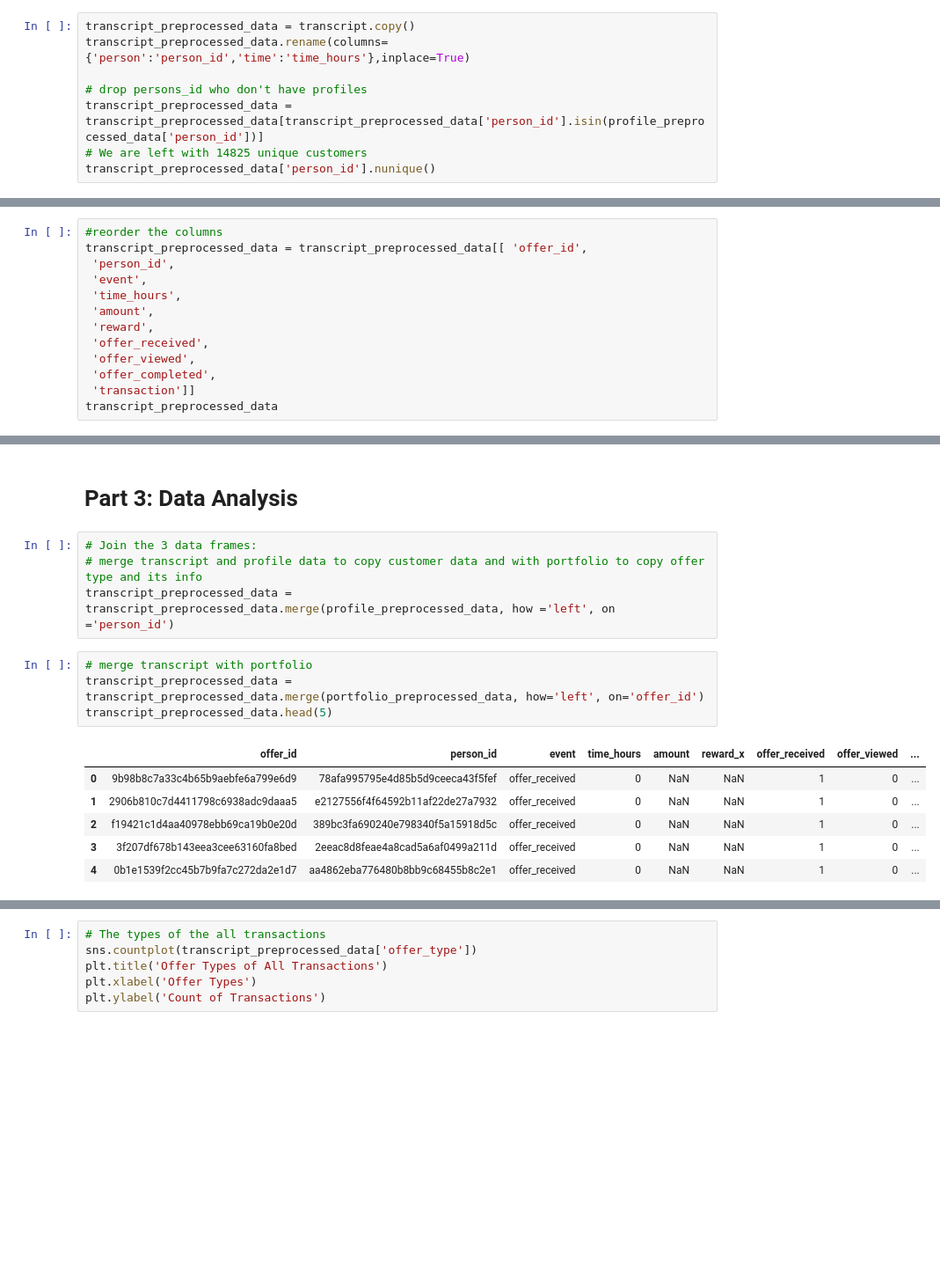
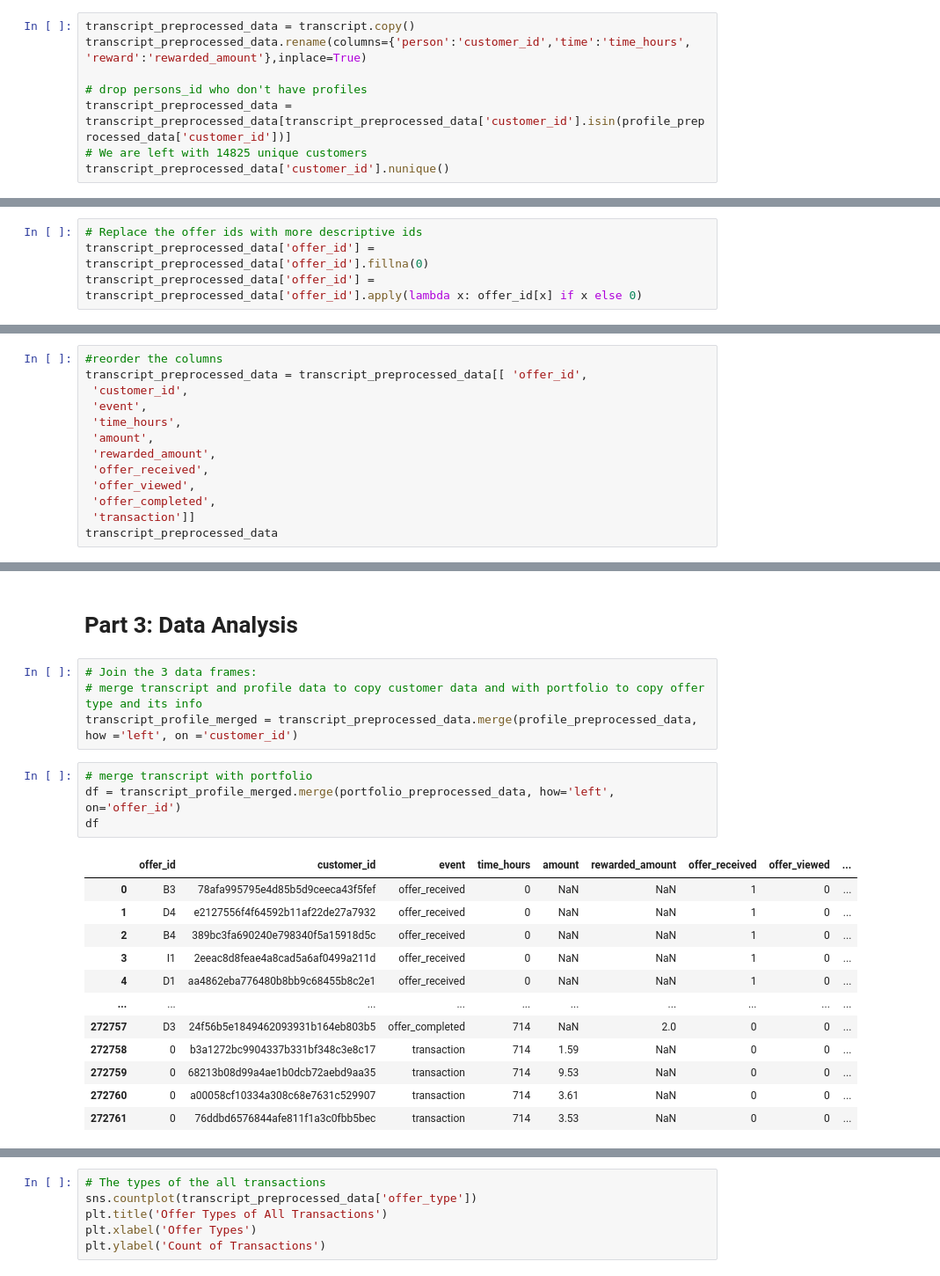
Before and after one commit to se-Laila/capstone, a Jupyter notebook: Starbucks_Capstone_Preprocessing&Analysis.ipynb, the cells around one changed output, grey strips where cells are left out. Shown at 88% size. Saved outputs shown, nothing was run; the diff lists cells and outputs as text; blank space fills up the shorter version.

```diff
--- a/Starbucks_Capstone_Preprocessing&Analysis.ipynb
+++ b/Starbucks_Capstone_Preprocessing&Analysis.ipynb
@@ -384,12 +449,12 @@ Text(0, 0.5, 'New Members')
 ## C. transcript
 # %%
 transcript_preprocessed_data = transcript.copy()
-transcript_preprocessed_data.rename(columns={'person':'person_id','time':'time_hours'},inplace=True)
+transcript_preprocessed_data.rename(columns={'person':'customer_id','time':'time_hours', 'reward':'rewarded_amount'},inplace=True)
 
 # drop persons_id who don't have profiles
-transcript_preprocessed_data = transcript_preprocessed_data[transcript_preprocessed_data['person_id'].isin(profile_preprocessed_data['person_id'])]
+transcript_preprocessed_data = transcript_preprocessed_data[transcript_preprocessed_data['customer_id'].isin(profile_preprocessed_data['customer_id'])]
 # We are left with 14825 unique customers
-transcript_preprocessed_data['person_id'].nunique()
+transcript_preprocessed_data['customer_id'].nunique()
 # %% [output]
 14825
 # %%
@@ -423,6 +488,10 @@ transcript_preprocessed_data.drop(['offer id', 'value'], axis=1, inplace=True)
 # prepare column "event" for exapnding it
 transcript_preprocessed_data['event'] = transcript_preprocessed_data['event'].str.replace(' ', '_')
 transcript_preprocessed_data = pd.concat([transcript_preprocessed_data[:],pd.get_dummies(transcript_preprocessed_data['event'])],axis=1)
+# %%
+# Replace the offer ids with more descriptive ids
+transcript_preprocessed_data['offer_id'] = transcript_preprocessed_data['offer_id'].fillna(0)
+transcript_preprocessed_data['offer_id'] = transcript_preprocessed_data['offer_id'].apply(lambda x: offer_id[x] if x else 0)
 # %%
 transcript_preprocessed_data
 # %% [output]
@@ -455,11 +524,11 @@ list(transcript_preprocessed_data.columns)
 # %%
 #reorder the columns
 transcript_preprocessed_data = transcript_preprocessed_data[[ 'offer_id',
- 'person_id',
+ 'customer_id',
  'event',
  'time_hours',
  'amount',
- 'reward',
+ 'rewarded_amount',
  'offer_received',
  'offer_viewed',
  'offer_completed',
@@ -493,15 +562,21 @@ Text(0, 0.5, 'Count of Offers')
 # %%
 # Join the 3 data frames:
 # merge transcript and profile data to copy customer data and with portfolio to copy offer type and its info
-transcript_preprocessed_data = transcript_preprocessed_data.merge(profile_preprocessed_data, how ='left', on ='person_id')
+transcript_profile_merged = transcript_preprocessed_data.merge(profile_preprocessed_data, how ='left', on ='customer_id')
 # %%
 # merge transcript with portfolio
-transcript_preprocessed_data = transcript_preprocessed_data.merge(portfolio_preprocessed_data, how='left', on='offer_id')
-transcript_preprocessed_data.head(5)
+df = transcript_profile_merged.merge(portfolio_preprocessed_data, how='left', on='offer_id')
+df
 # %% [output]
-|  | offer_id | person_id | event | time_hours | amount | reward_x | offer_received | offer_viewed | ... |
-| 0 | 9b98b8c7a33c4b65b9aebfe6a799e6d9 | 78afa995795e4d85b5d9ceeca43f5fef | offer_received | 0 | NaN | NaN | 1 | 0 | ... |
-| 1 | 2906b810c7d4411798c6938adc9daaa5 | e2127556f4f64592b11af22de27a7932 | offer_received | 0 | NaN | NaN | 1 | 0 | ... |
-| 2 | f19421c1d4aa40978ebb69ca19b0e20d | 389bc3fa690240e798340f5a15918d5c | offer_received | 0 | NaN | NaN | 1 | 0 | ... |
-| 3 | 3f207df678b143eea3cee63160fa8bed | 2eeac8d8feae4a8cad5a6af0499a211d | offer_received | 0 | NaN | NaN | 1 | 0 | ... |
-| 4 | 0b1e1539f2cc45b7b9fa7c272da2e1d7 | aa4862eba776480b8bb9c68455b8c2e1 | offer_received | 0 | NaN | NaN | 1 | 0 | ... |
+|  | offer_id | customer_id | event | time_hours | amount | rewarded_amount | offer_received | offer_viewed | ... |
+| 0 | B3 | 78afa995795e4d85b5d9ceeca43f5fef | offer_received | 0 | NaN | NaN | 1 | 0 | ... |
+| 1 | D4 | e2127556f4f64592b11af22de27a7932 | offer_received | 0 | NaN | NaN | 1 | 0 | ... |
+| 2 | B4 | 389bc3fa690240e798340f5a15918d5c | offer_received | 0 | NaN | NaN | 1 | 0 | ... |
+| 3 | I1 | 2eeac8d8feae4a8cad5a6af0499a211d | offer_received | 0 | NaN | NaN | 1 | 0 | ... |
+| 4 | D1 | aa4862eba776480b8bb9c68455b8c2e1 | offer_received | 0 | NaN | NaN | 1 | 0 | ... |
+| ... | ... | ... | ... | ... | ... | ... | ... | ... | ... |
+| 272757 | D3 | 24f56b5e1849462093931b164eb803b5 | offer_completed | 714 | NaN | 2.0 | 0 | 0 | ... |
+| 272758 | 0 | b3a1272bc9904337b331bf348c3e8c17 | transaction | 714 | 1.59 | NaN | 0 | 0 | ... |
+| 272759 | 0 | 68213b08d99a4ae1b0dcb72aebd9aa35 | transaction | 714 | 9.53 | NaN | 0 | 0 | ... |
+| 272760 | 0 | a00058cf10334a308c68e7631c529907 | transaction | 714 | 3.61 | NaN | 0 | 0 | ... |
+| 272761 | 0 | 76ddbd6576844afe811f1a3c0fbb5bec | transaction | 714 | 3.53 | NaN | 0 | 0 | ... |
```
Also changed, not shown: parts of 106 cells of this notebook, 7 other files.
